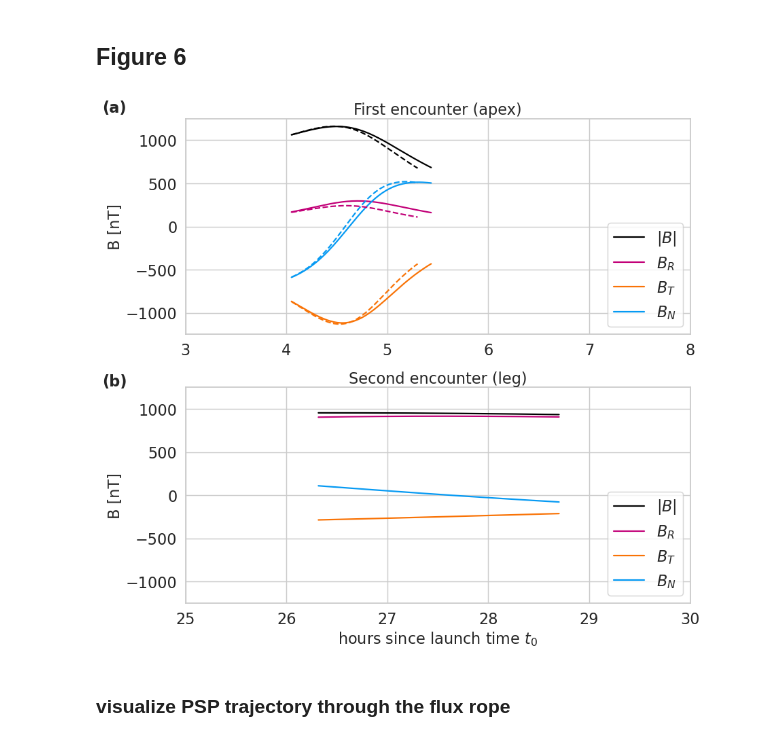
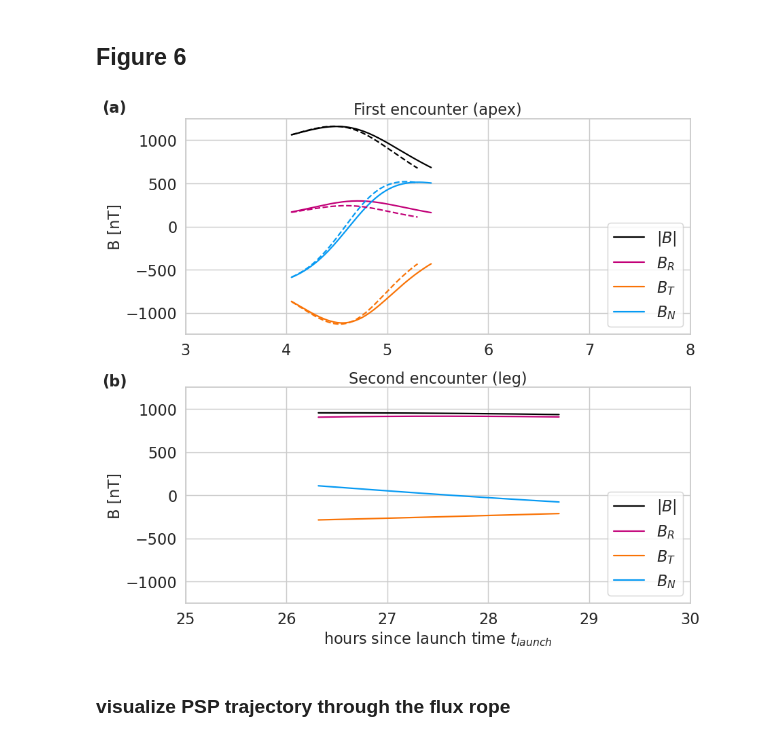
Before and after one commit to helioforecast/Papers, a Jupyter notebook: Moestl2020_PSP_rate/psp_3dcore.ipynb, the cells around one changed output. Saved outputs shown, nothing was run; the diff lists cells and outputs as text; code cells hidden in the pictures.

```diff
--- a/Moestl2020_PSP_rate/psp_3dcore.ipynb
+++ b/Moestl2020_PSP_rate/psp_3dcore.ipynb
@@ -401,35 +402,35 @@ ax2 = fig.add_subplot(212)
 ax2.set_title("Second encounter (leg)",fontsize=fsize1)
 
 ax2.plot(simtime2, btot2, color=C0, label="$|B|$")
 ax2.plot(simtime2, bxyz2[:, 0], color=C1, label="$B_R$")
 ax2.plot(simtime2, bxyz2[:, 1], color=C2, label="$B_T$")
 ax2.plot(simtime2, bxyz2[:, 2], color=C3, label="$B_N$")
 
 ax2.legend(loc="lower right", fontsize=fsize1,ncol=1)
 #ax2.xaxis.set_major_formatter(matplotlib.dates.DateFormatter('%b %d %H:%M'))
 ax2.set_xlabel('simulation time',fontsize=fsize1)
 ax2.set_ylabel('B [nT]',fontsize=fsize1)
 ax2.set_ylim(-1250,1250)
 ax2.set_xlim(3+22,8+22)
 #plt.xlim(datetime.datetime(2022,6,2,21,0),datetime.datetime(2022,6,3,2,0))
 
 
-ax2.set_xlabel('hours since launch time $t_0$')
+ax2.set_xlabel('hours since launch time $t_{launch}$')
 ax2.xaxis.set_major_locator(matplotlib.ticker.MultipleLocator(1))
 #ax1.xaxis.set_minor_locator(matplotlib.ticker.MultipleLocator(1))
 ax2.yaxis.set_major_locator(matplotlib.ticker.MultipleLocator(500))
 
 ax2.tick_params(labelsize=fsize1)
 
 plt.tight_layout()
 
 plt.annotate('(a)',[0.01,0.965],xycoords='figure fraction',weight='bold',fontsize=fsize1)
 plt.annotate('(b)',[0.01,0.475],xycoords='figure fraction',weight='bold',fontsize=fsize1)
 
 plt.savefig('results/plots_rate/fig6_3dcore_components.pdf', dpi=300)
 plt.savefig('results/plots_rate/fig6_3dcore_components.png', dpi=300)
 # %% [output]
-[figure, old version]
+[figure, new version]
 # %% [markdown]
 ### visualize PSP trajectory through the flux rope
 # %%
```
Also changed, not shown: parts of 6 cells of this notebook, 4 other files.
